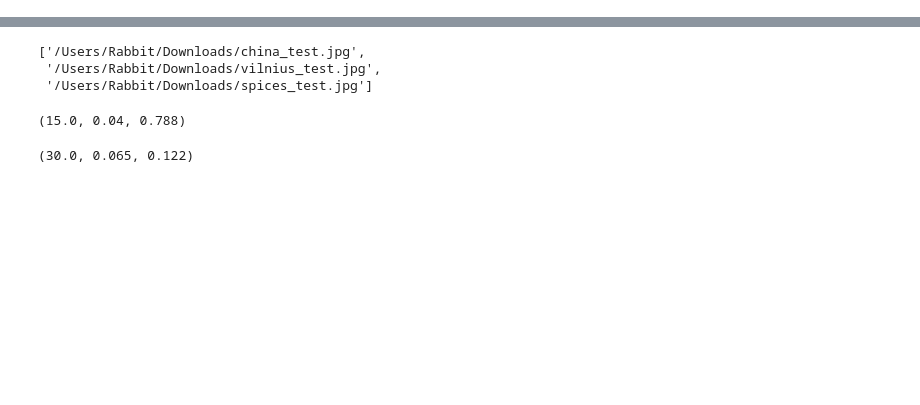
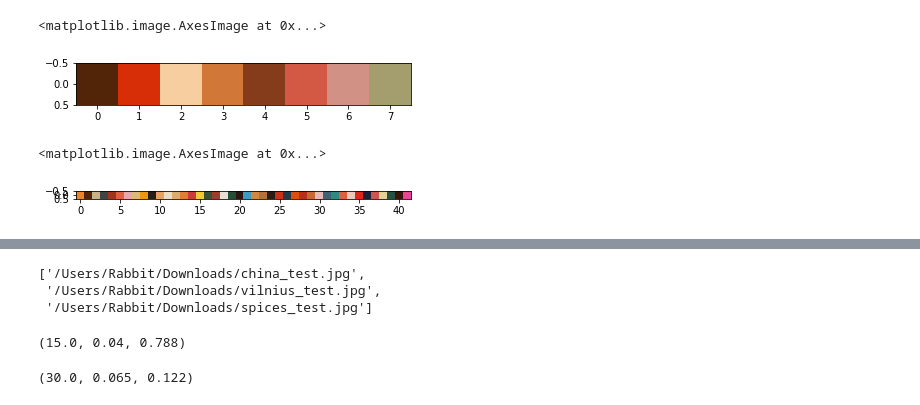
Before and after one commit to TaylorDiego/color_trend_analysis, a Jupyter notebook: notebook/color_quantization.ipynb, the cells around one changed output, grey strips where cells are left out. Drawn from its saved outputs; the diff is of its cells as text; code cells hidden in the pictures; blank space fills up the shorter version.

```diff
--- a/notebook/color_quantization.ipynb
+++ b/notebook/color_quantization.ipynb
@@ -10,0 +188,6 @@ import matplotlib.pyplot as plt
+# %%
+idx = 1
+display_palette(sev)
+# %% [output]
+<matplotlib.image.AxesImage at 0x...>
+[figure, added]
@@ -10,0 +198,5 @@ import matplotlib.pyplot as plt
+# %%
+display_palette(pure_palette_list)
+# %% [output]
+<matplotlib.image.AxesImage at 0x...>
+[figure, added]
```
Also changed, not shown: parts of 31 cells of this notebook.
